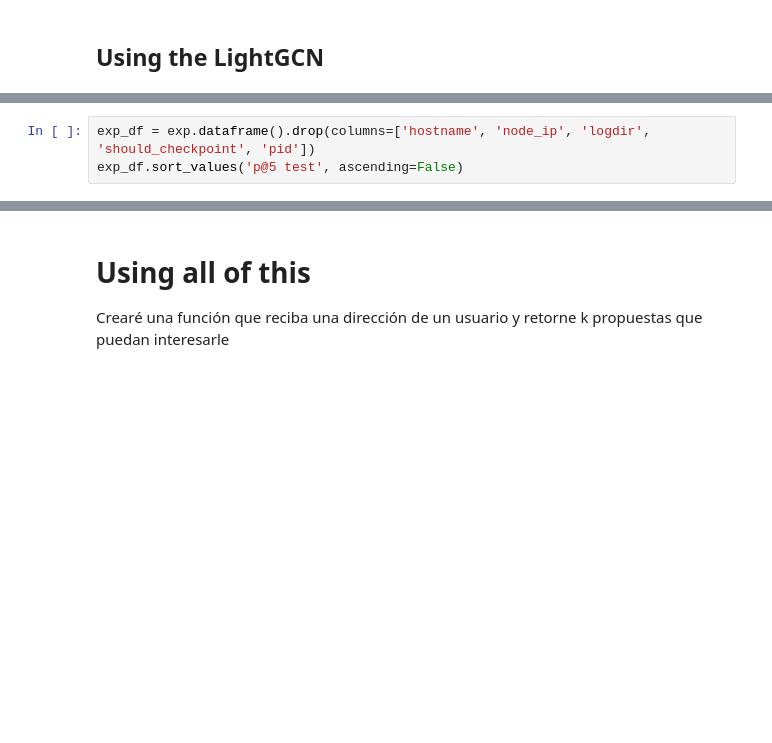
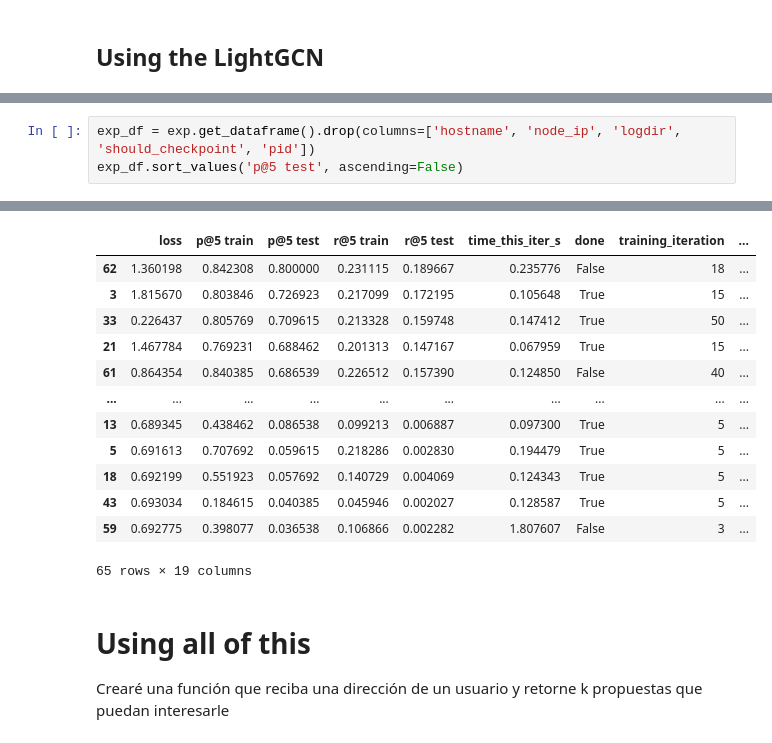
Before and after one commit to daviddavo/upm-tfm-notebooks, a Jupyter notebook: 02_mvp_tuning.ipynb, the cells around one changed output, grey strips where cells are left out. Drawn from its saved outputs; the diff is of its cells as text; blank space fills up the shorter version.

```diff
--- a/02_mvp_tuning.ipynb
+++ b/02_mvp_tuning.ipynb
@@ -504,3 +488,4 @@ Trial Progress
 # %%
-exp_df = exp.dataframe().drop(columns=['hostname', 'node_ip', 'logdir', 'should_checkpoint', 'pid'])
+exp_df = exp.get_dataframe().drop(columns=['hostname', 'node_ip', 'logdir', 'should_checkpoint', 'pid'])
 exp_df.sort_values('p@5 test', ascending=False)
+# %% [output]
@@ -507,3 +494,16 @@ exp_df.sort_values('p@5 test', ascending=False)
+|  | loss | p@5 train | p@5 test | r@5 train | r@5 test | time_this_iter_s | done | training_iteration | ... |
+| 62 | 1.360198 | 0.842308 | 0.800000 | 0.231115 | 0.189667 | 0.235776 | False | 18 | ... |
+| 3 | 1.815670 | 0.803846 | 0.726923 | 0.217099 | 0.172195 | 0.105648 | True | 15 | ... |
+| 33 | 0.226437 | 0.805769 | 0.709615 | 0.213328 | 0.159748 | 0.147412 | True | 50 | ... |
+| 21 | 1.467784 | 0.769231 | 0.688462 | 0.201313 | 0.147167 | 0.067959 | True | 15 | ... |
+| 61 | 0.864354 | 0.840385 | 0.686539 | 0.226512 | 0.157390 | 0.124850 | False | 40 | ... |
+| ... | ... | ... | ... | ... | ... | ... | ... | ... | ... |
+| 13 | 0.689345 | 0.438462 | 0.086538 | 0.099213 | 0.006887 | 0.097300 | True | 5 | ... |
+| 5 | 0.691613 | 0.707692 | 0.059615 | 0.218286 | 0.002830 | 0.194479 | True | 5 | ... |
+| 18 | 0.692199 | 0.551923 | 0.057692 | 0.140729 | 0.004069 | 0.124343 | True | 5 | ... |
+| 43 | 0.693034 | 0.184615 | 0.040385 | 0.045946 | 0.002027 | 0.128587 | True | 5 | ... |
+| 59 | 0.692775 | 0.398077 | 0.036538 | 0.106866 | 0.002282 | 1.807607 | False | 3 | ... |
+65 rows × 19 columns
 # %% [markdown]
 # Using all of this
 
```
Also changed, not shown: parts of 7 cells of this notebook, 1 other file.
